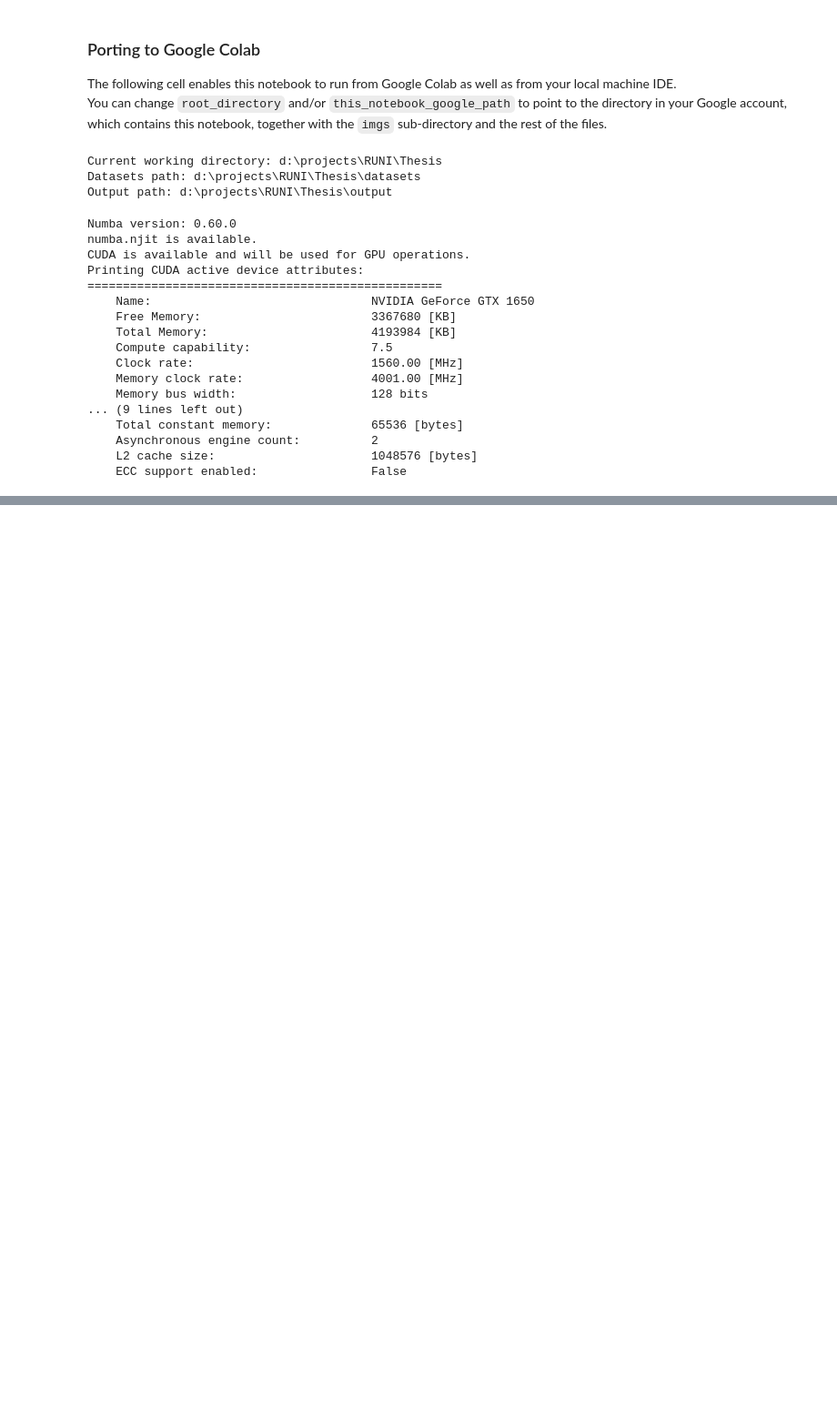
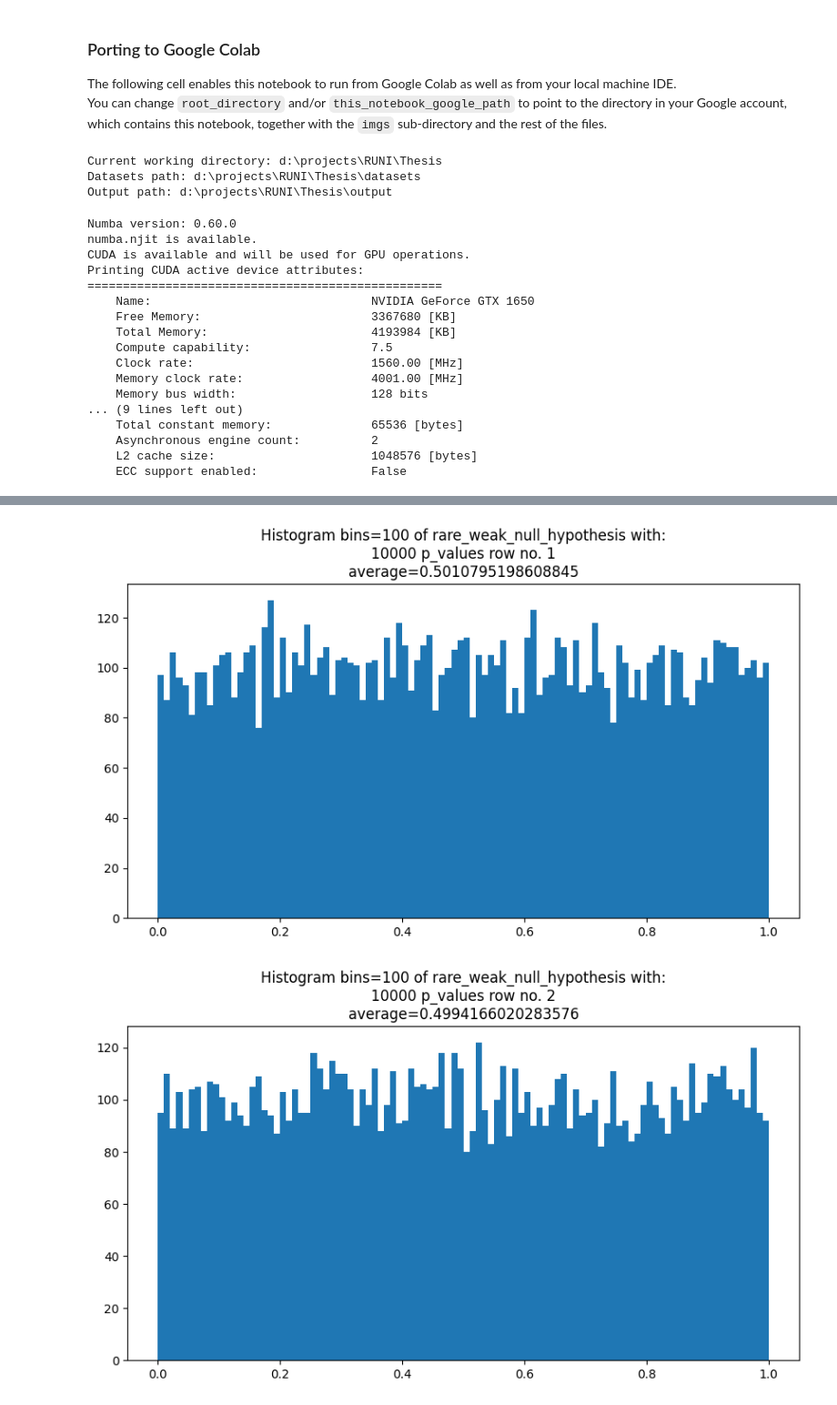
Before and after one commit to drormeir/Thesis, a Jupyter notebook: python/rare_weak_model/visualization.ipynb, the cells around one changed output, grey strips where cells are left out. Shown at 91% size. Saved outputs shown, nothing was run; the diff lists cells and outputs as text; code cells hidden in the pictures; blank space fills up the shorter version.

Commit message:
rare weak model: visualize and refactoring

```diff
--- a/python/rare_weak_model/visualization.ipynb
+++ b/python/rare_weak_model/visualization.ipynb
@@ -63,19 +63,16 @@ Printing CUDA active device attributes:
 import numpy as np
 import matplotlib.pyplot as plt
 from python.array_math_utils.array_math_utils import average_column
-from python.rare_weak_model.rare_weak_model import rare_weak_null_hypothesis
 
-N = 10000
-num_monte = 5
-data_gpu = HybridArray().realloc(shape=(num_monte,N), dtype=np.float64, use_gpu=True)
-rare_weak_null_hypothesis(sorted_p_values_output=data_gpu, ind_model=0)
-avg_column = HybridArray()
-average_column(data_gpu, out_column=avg_column)
-avg_numpy = avg_column.numpy().reshape(-1)
-data_numpy = data_gpu.numpy()
-bins = int(np.sqrt(N)+0.5)
-for ind_row,x in enumerate(data_numpy):
-    plt.figure(figsize=(5, 5))
-    plt.hist(x=x, bins=bins, density=True)
-    plt.title(f'Histogram of rare_weak_null_hypothesis with:\n{N} p_values row no. {ind_row+1}\naverage={avg_numpy[ind_row]}')
-    plt.show()
+def display_rare_weak(data_gpu: HybridArray, text: str):
+    avg_column = HybridArray()
+    average_column(data_gpu, out_column=avg_column)
+    avg_numpy = avg_column.numpy().reshape(-1)
+    data_numpy = data_gpu.numpy()
+    N = data_numpy.shape[1]
+    bins = int(np.sqrt(N)+0.5)
+    for ind_row,x in enumerate(data_numpy):
+        plt.figure(figsize=(10, 5))
+        plt.hist(x=x, bins=bins, density=False)
+        plt.title(f'Histogram {bins=} of {text} with:\n{N} p_values row no. {ind_row+1}\naverage={avg_numpy[ind_row]}')
+        plt.show()
@@ -87,0 +79,11 @@ for ind_row,x in enumerate(data_numpy):
+# %%
+from python.rare_weak_model.rare_weak_model import rare_weak_null_hypothesis
+
+N = 10000
+num_monte = 5
+data_gpu = HybridArray().realloc(shape=(num_monte,N), dtype=np.float64, use_gpu=True)
+rare_weak_null_hypothesis(sorted_p_values_output=data_gpu)
+display_rare_weak(data_gpu=data_gpu, text='rare_weak_null_hypothesis')
+# %% [output]
+[figure, added]
+[figure, added]
```
Also changed, not shown: parts of 3 cells of this notebook, 1 other file.
